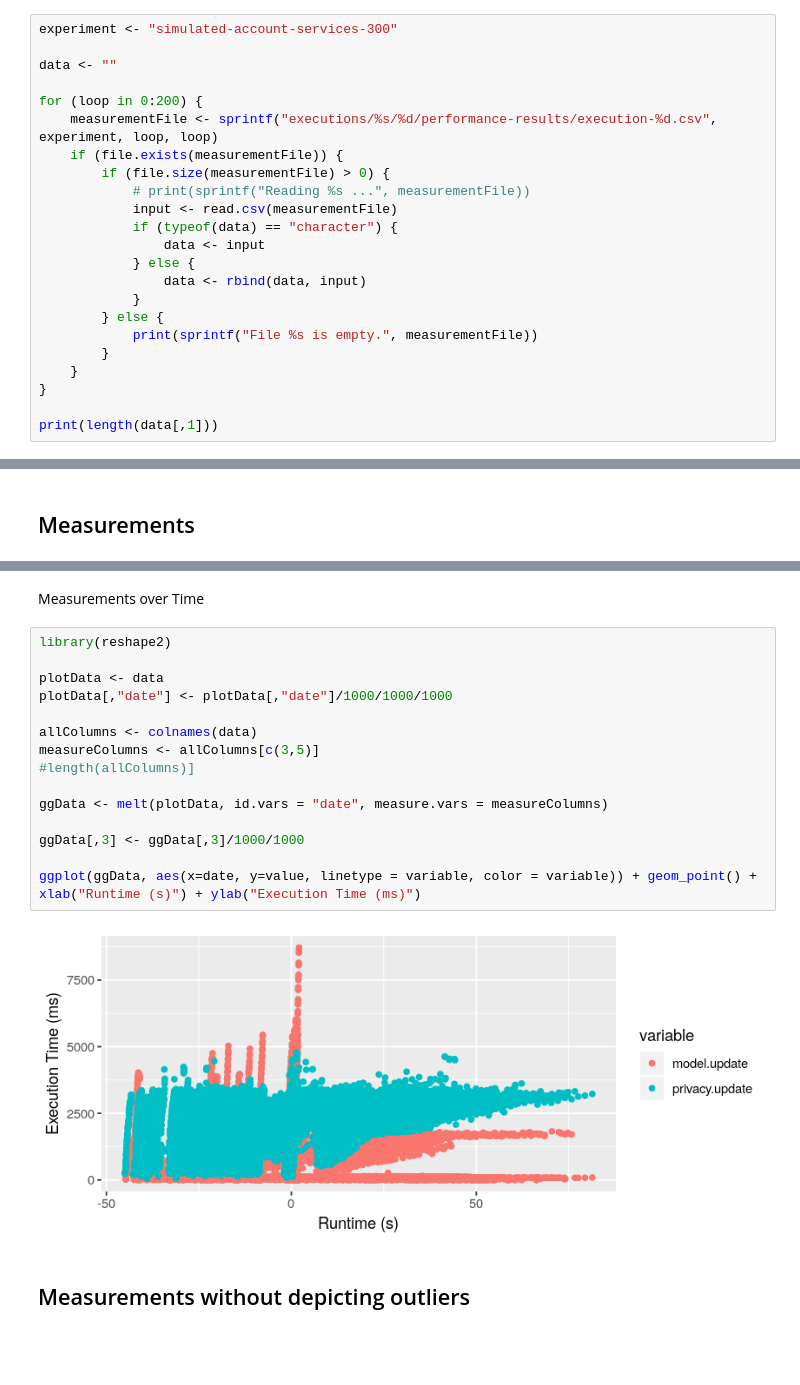
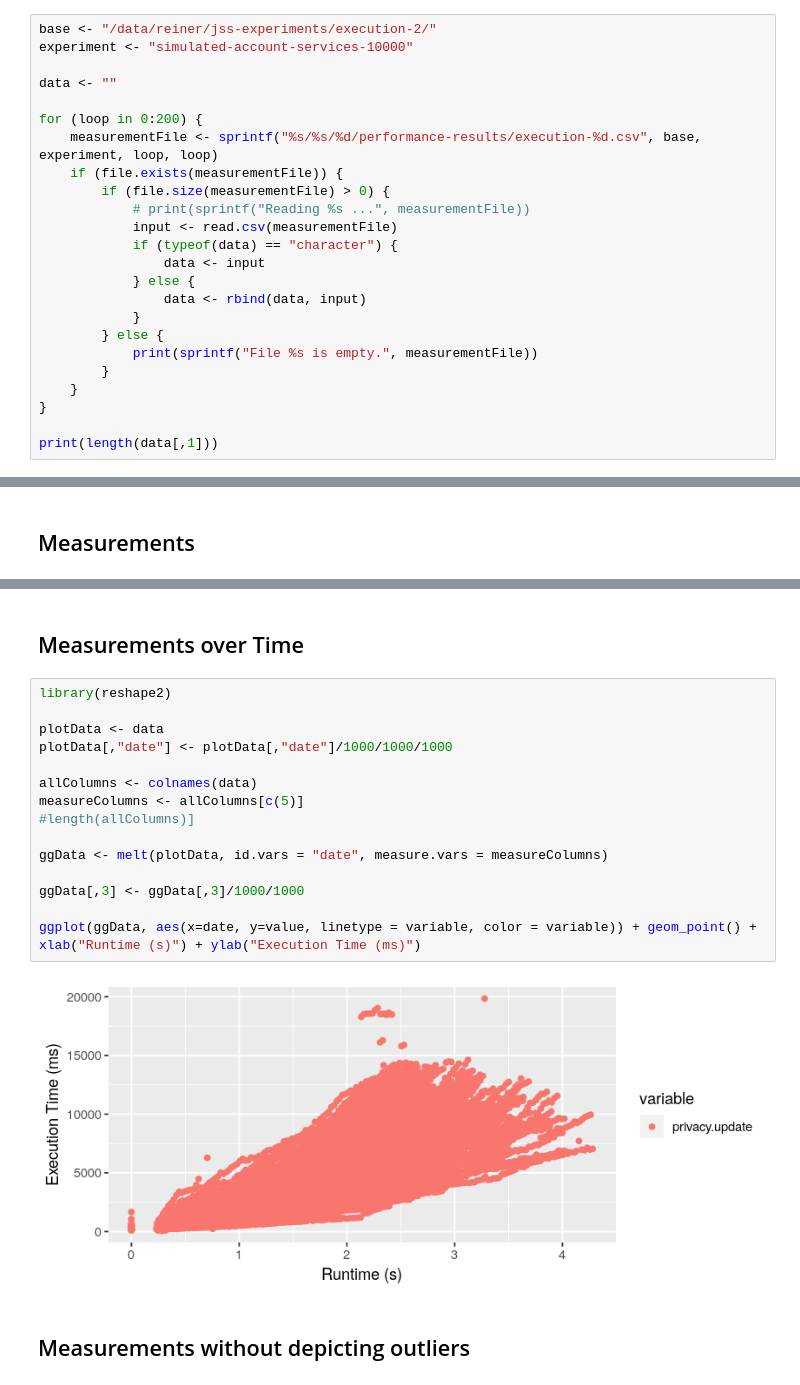
Before and after one commit to research-iobserve/jss-privacy-experiment, a Jupyter notebook: jss-performance.ipynb, the cells around one changed output, grey strips where cells are left out. Cells and saved outputs as stored; diff of their text form; blank space fills up the shorter version.

```diff
--- a/jss-performance.ipynb
+++ b/jss-performance.ipynb
@@ -9,12 +9,13 @@ Initially, we read the (test) data frame containing values for
  * privacy update is the complete time necessary to recomupte the privacy properties
  * configuration time is the time used to take the privacy result, compute probe configuration and probe reconfiguration.
 # %%
-experiment <- "simulated-account-services-300"
+base <- "/data/reiner/jss-experiments/execution-2/"
+experiment <- "simulated-account-services-10000"
 
 data <- ""
 
 for (loop in 0:200) {
-    measurementFile <- sprintf("executions/%s/%d/performance-results/execution-%d.csv", experiment, loop, loop)
+    measurementFile <- sprintf("%s/%s/%d/performance-results/execution-%d.csv", base, experiment, loop, loop)
     if (file.exists(measurementFile)) {
         if (file.size(measurementFile) > 0) {
             # print(sprintf("Reading %s ...", measurementFile))
@@ -73,22 +74,22 @@ plotAll(data,upperLimit, 16)
 # %% [markdown]
-Measurements over Time
+## Measurements over Time
 # %%
 library(reshape2)
 
 plotData <- data
 plotData[,"date"] <- plotData[,"date"]/1000/1000/1000
 
 allColumns <- colnames(data)
-measureColumns <- allColumns[c(3,5)]
+measureColumns <- allColumns[c(5)]
 #length(allColumns)]
 
 ggData <- melt(plotData, id.vars = "date", measure.vars = measureColumns)
 
 ggData[,3] <- ggData[,3]/1000/1000
 
 ggplot(ggData, aes(x=date, y=value, linetype = variable, color = variable)) + geom_point() + xlab("Runtime (s)") + ylab("Execution Time (ms)")
 # %% [output]
-[figure, old version]
+[figure, new version]
 # %% [markdown]
 ## Measurements without depicting outliers
 # %%
```
Also changed, not shown: parts of 4 cells of this notebook, 3 other files.
